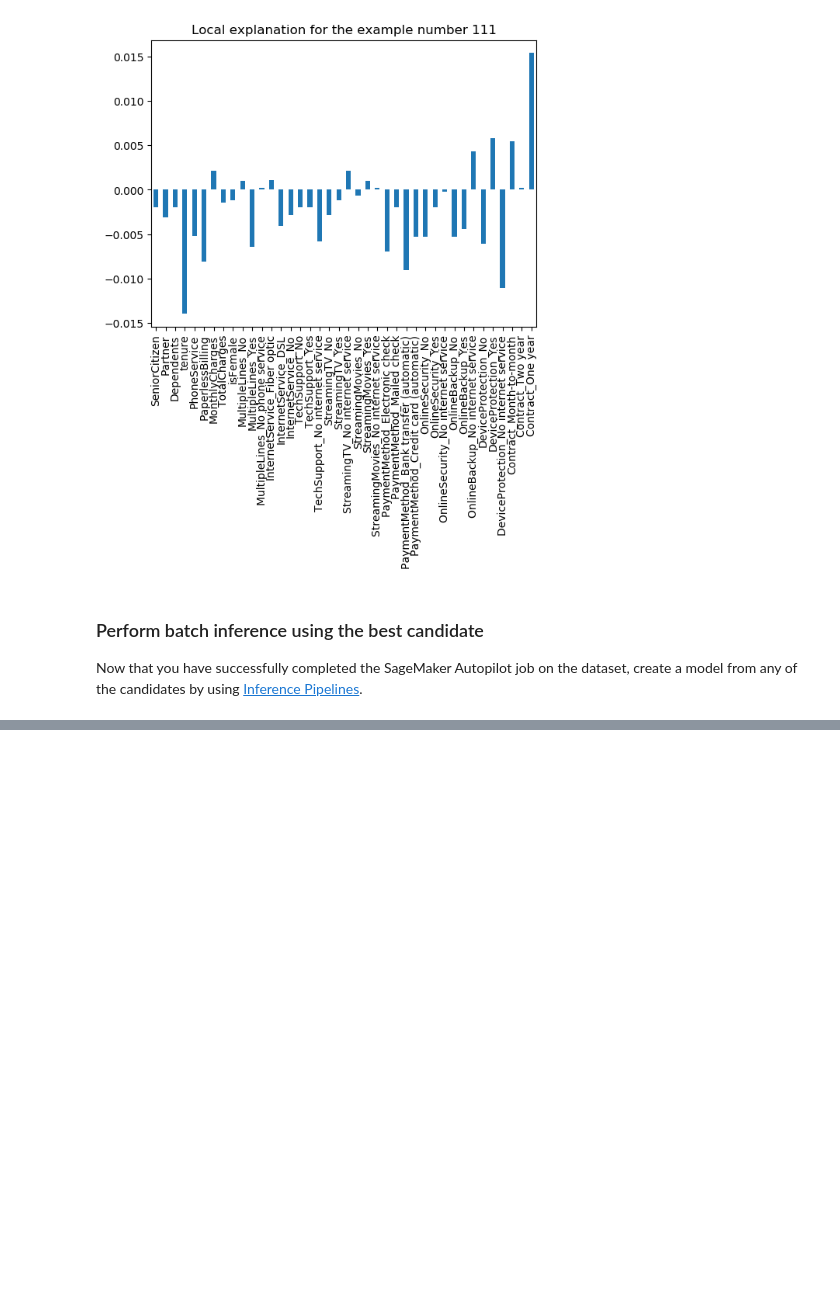
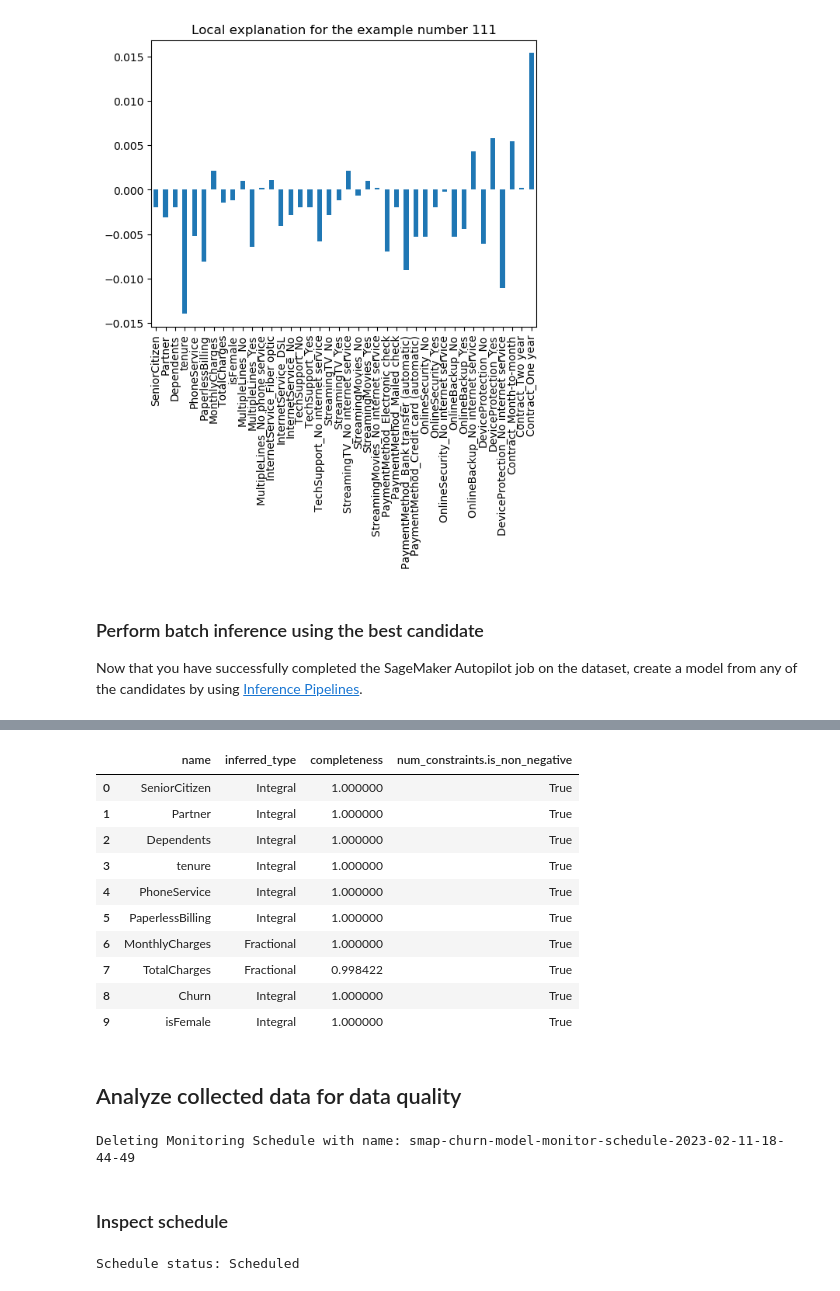
Before and after one commit to ccrngd1/SageMakerCustomerChurnDemo, a Jupyter notebook: AutoPilot-Ensemble.ipynb, the cells around one changed output, grey strips where cells are left out. Saved outputs shown, nothing was run; the diff lists cells and outputs as text; code cells hidden in the pictures; blank space fills up the shorter version.

```diff
--- a/AutoPilot-Ensemble.ipynb
+++ b/AutoPilot-Ensemble.ipynb
@@ -436,0 +579,55 @@ new_data.to_csv('./submission.csv', index=False)
+# %%
+constraints_df = pd.json_normalize(baseline_job.suggested_constraints().body_dict["features"])
+constraints_df.head(10)
+# %% [output]
+|  | name | inferred_type | completeness | num_constraints.is_non_negative |
+| 0 | SeniorCitizen | Integral | 1.000000 | True |
+| 1 | Partner | Integral | 1.000000 | True |
+| 2 | Dependents | Integral | 1.000000 | True |
+| 3 | tenure | Integral | 1.000000 | True |
+| 4 | PhoneService | Integral | 1.000000 | True |
+| 5 | PaperlessBilling | Integral | 1.000000 | True |
+| 6 | MonthlyCharges | Fractional | 1.000000 | True |
+| 7 | TotalCharges | Fractional | 0.998422 | True |
+| 8 | Churn | Integral | 1.000000 | True |
+| 9 | isFemale | Integral | 1.000000 | True |
+# %% [markdown]
+## Analyze collected data for data quality
+# %%
+from sagemaker.model_monitor import CronExpressionGenerator, BatchTransformInput,MonitoringDatasetFormat
+from time import gmtime, strftime
+
+SCHEDULE_DESTINATION = "/opt/ml/processing/data"
+
+batch_transform_input=BatchTransformInput(
+    data_captured_destination_s3_uri='s3://{}/{}/data-quality'.format(bucket, baseline_results_prefix),
+    destination=SCHEDULE_DESTINATION,
+    dataset_format=MonitoringDatasetFormat.csv(header=False),
+)
+
+s3_report_path = 's3://{}/{}/model-monitor/data-quality/report/'.format(bucket,prefix)
+mon_schedule_name = 'smap-churn-model-monitor-schedule-' + strftime("%Y-%m-%d-%H-%M-%S", gmtime())
+
+#my_default_monitor.delete_monitoring_schedule()
+
+my_default_monitor.create_monitoring_schedule(
+    monitor_schedule_name=mon_schedule_name,
+    #endpoint_input=predictor.endpoint_name,
+    #record_preprocessor_script=pre_processor_script,
+    #post_analytics_processor_script=s3_code_postprocessor_uri,
+    output_s3_uri=s3_report_path,
+    statistics=my_default_monitor.baseline_statistics(),
+    constraints=my_default_monitor.suggested_constraints(),
+    schedule_cron_expression=CronExpressionGenerator.hourly(),
+    enable_cloudwatch_metrics=True,
+    batch_transform_input=batch_transform_input
+)
+# %% [output]
+Deleting Monitoring Schedule with name: smap-churn-model-monitor-schedule-2023-02-11-18-44-49
+# %% [markdown]
+### Inspect schedule
+# %%
+desc_schedule_result = my_default_monitor.describe_schedule()
+print('Schedule status: {}'.format(desc_schedule_result['MonitoringScheduleStatus']))
+# %% [output]
+Schedule status: Scheduled
```
Also changed, not shown: parts of 30 cells of this notebook, 1 other file.
